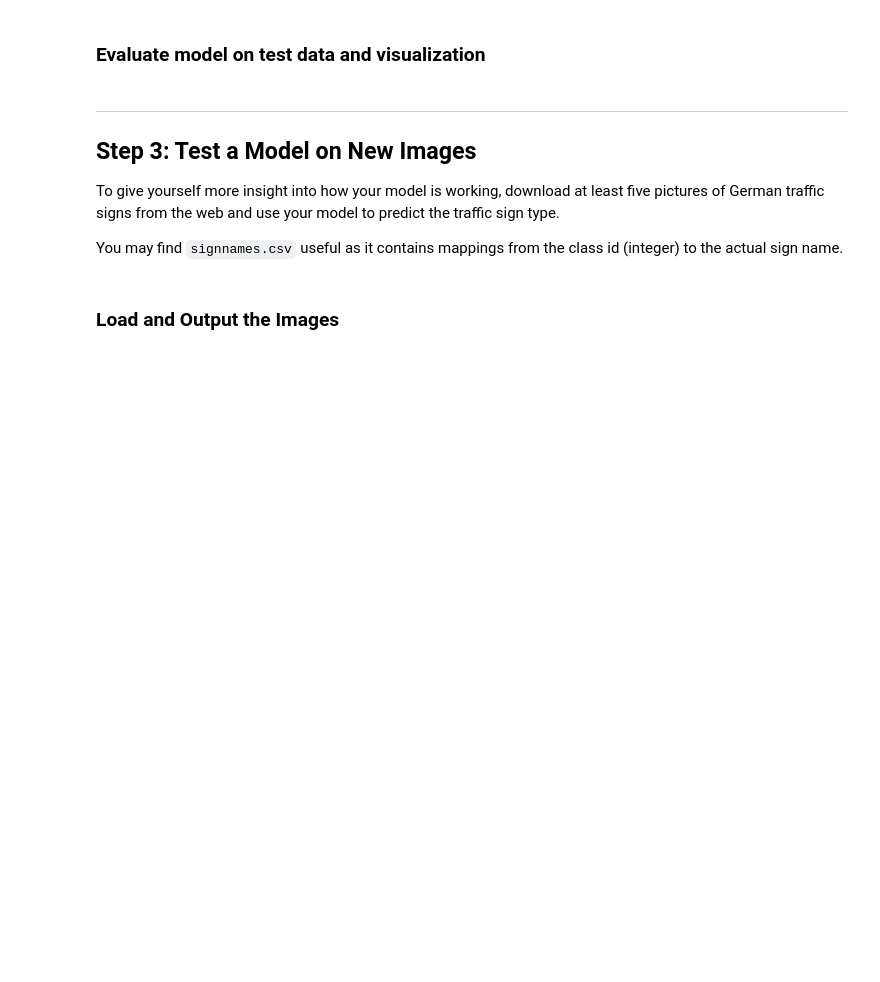
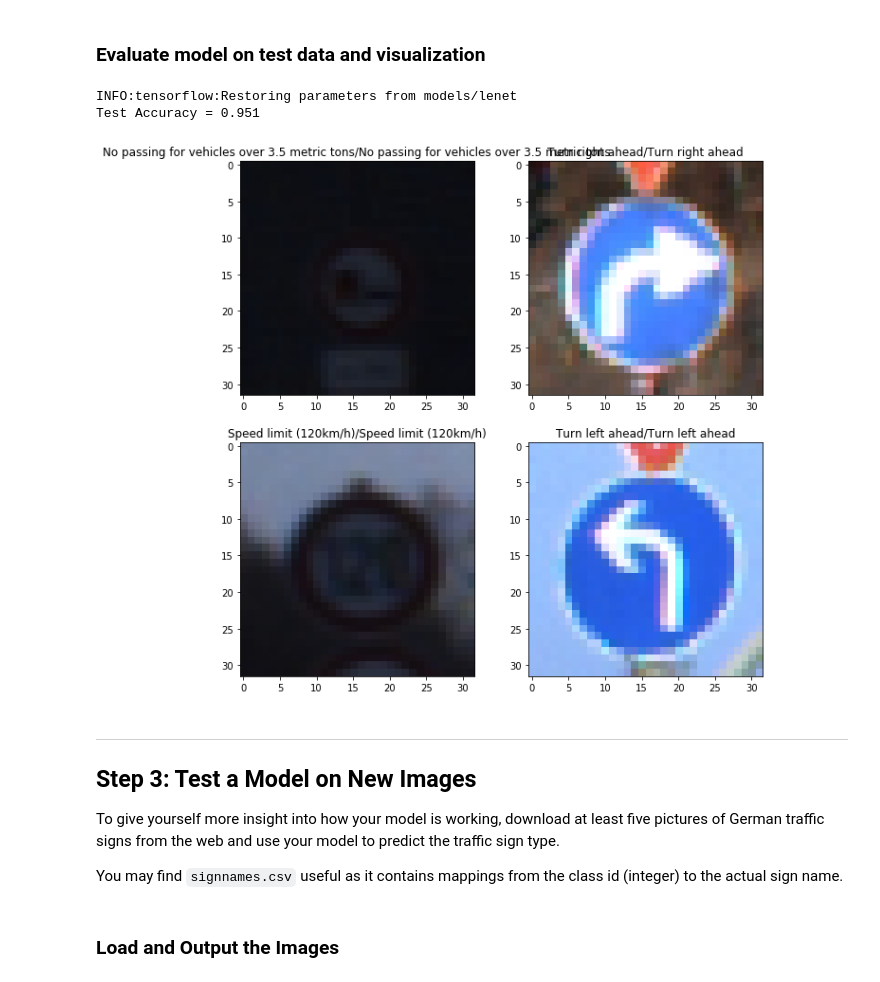
Before and after one commit to mehrshadshams/CarND-Traffic-Sign-Classifier-Project, a Jupyter notebook: Traffic_Sign_Classifier.ipynb, the cells around one changed output. Saved outputs shown, nothing was run; the diff lists cells and outputs as text; code cells hidden in the pictures; blank space fills up the shorter version.

```diff
--- a/Traffic_Sign_Classifier.ipynb
+++ b/Traffic_Sign_Classifier.ipynb
@@ -496,9 +517,25 @@ plt.imshow(np.expand_dims(t1[:,:,0], axis=-1), cmap='gray')
 # %%
 with tf.Session() as sess:
     saver.restore(sess, tf.train.latest_checkpoint('models'))
 
     test_accuracy = evaluate(sess, X_test, y_test)
     print("Test Accuracy = {:.3f}".format(test_accuracy))
+
+    np.random.seed(0)
+
+    idx = np.random.choice(n_test, 4)
+    x_data = X_test[idx]
+    y_data = y_test[idx]
+    images = X_test_orig[idx]
+    pred = sess.run(logits, feed_dict={x: x_data, keep_prob: 1.0})
+    pred_class = sign_label_names[np.argmax(pred, axis=1)]
+    actual_class = sign_label_names[y_data]
+
+    show_images(images, [p+'/'+a for p,a in zip(pred_class, actual_class)], rows=2)
+# %% [output]
+INFO:tensorflow:Restoring parameters from models/lenet
+Test Accuracy = 0.951
+[figure, added]
 # %% [markdown]
 ---
 
```
Also changed, not shown: parts of 30 cells of this notebook.
